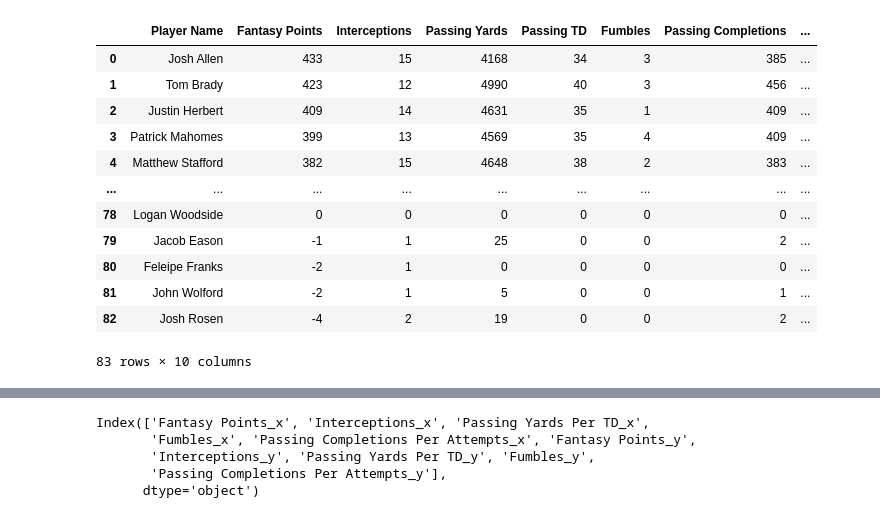
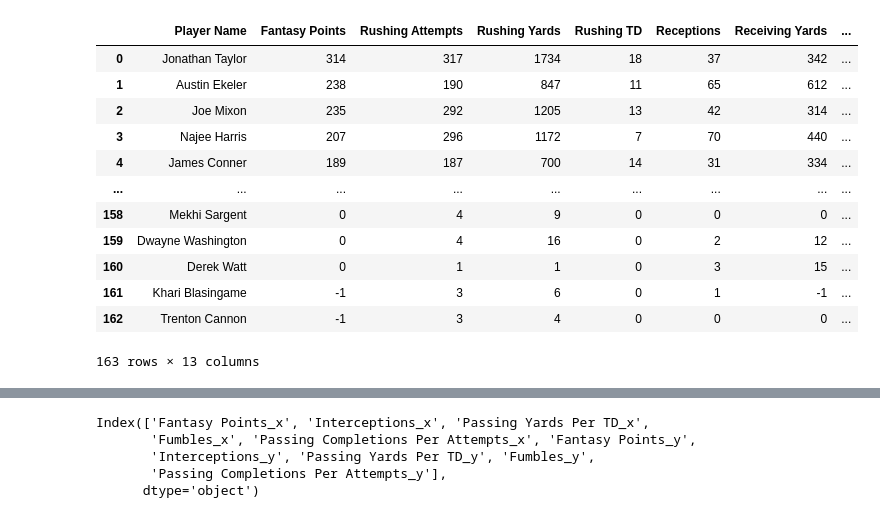
Before and after one commit to 86burke/Runtime-Terror, a Jupyter notebook: Anderson/Runningback Predictive Model.ipynb, the cells around one changed output, grey strips where cells are left out. Drawn from its saved outputs; the diff is of its cells as text; code cells hidden in the pictures.

```diff
--- a/Anderson/Runningback Predictive Model.ipynb
+++ b/Anderson/Runningback Predictive Model.ipynb
@@ -25,5 +26,6 @@ import tensorflow as tf
 # %%
 from sklearn.preprocessing import MinMaxScaler
 # %%
-qbdf20 = pd.read_csv("QBStats2020.csv")
-qbdf19 = pd.read_csv("QBStats2019.csv")
+rbdf20 = pd.read_csv("RBStats2020.csv")
+rbdf19 = pd.read_csv("RBStats2019.csv")
+rbdf20
@@ -30,4 +46,4 @@ qbdf19 = pd.read_csv("QBStats2019.csv")
 # %%
-QBMeasures20 = qbdf20[["Player Name","Fantasy Points","Interceptions","Passing Yards", "Passing TD","Fumbles","Passing Completions","Passing Attempts"]]
-QBMeasures20
+RBMeasures20 = rbdf20[["Player Name","Fantasy Points","Rushing Attempts","Rushing Yards", "Rushing TD","Receptions","Receiving Yards","Receiving TD","Fumbles"]]
+RBMeasures20.dtypes
 # %% [output]
@@ -64,5 +77,5 @@ QBMeasures19
 # %%
-PassingYPTD20 = QBMeasures20['Passing Yards']/QBMeasures20['Passing TD']
-PassingCPA20= QBMeasures20['Passing Completions']/QBMeasures20['Passing Attempts']
-PassingYPTD19 = QBMeasures19['Passing Yards']/QBMeasures19['Passing TD']
-PassingCPA19 = QBMeasures19['Passing Completions']/QBMeasures19['Passing Attempts']
+RushingYPRA20 = RBMeasures20['Rushing Yards']/RBMeasures20['Rushing Attempts']
+RushingYPTD20 = RBMeasures20['Rushing Yards']/RBMeasures20['Rushing TD']
+YPR20 = RBMeasures20['Receiving Yards']/RBMeasures20['Receptions']
+YRPTD20 = RBMeasures20['Receiving Yards']/RBMeasures20['Receiving TD']
@@ -69,6 +87,8 @@ PassingCPA19 = QBMeasures19['Passing Completions']/QBMeasures19['Passing Attempt
 # %%
-QBMeasures20["Passing Yards Per TD"] = PassingYPTD20
-QBMeasures19["Passing Yards Per TD"] = PassingYPTD19
+RBMeasures20["Rushing Yards per Rushing Attempts"] = RushingYPRA20
+RBMeasures20["Rushing Yards per TD"] = RushingYPTD20
+RBMeasures20["Receiving Yards per Reception"] = YPR20
+RBMeasures20["Receiving Yards per TD"] = YRPTD20
 # %% [output]
 A value is trying to be set on a copy of a slice from a DataFrame.
 Try using .loc[row_indexer,col_indexer] = value instead
@@ -97,17 +139,17 @@ See the caveats in the documentation: https://pandas.pydata.org/pandas-docs/stab
 # %%
-QBMeasures20
+RBMeasures20
 # %% [output]
-|  | Player Name | Fantasy Points | Interceptions | Passing Yards | Passing TD | Fumbles | Passing Completions | ... |
-| 0 | Josh Allen | 433 | 15 | 4168 | 34 | 3 | 385 | ... |
-| 1 | Tom Brady | 423 | 12 | 4990 | 40 | 3 | 456 | ... |
-| 2 | Justin Herbert | 409 | 14 | 4631 | 35 | 1 | 409 | ... |
-| 3 | Patrick Mahomes | 399 | 13 | 4569 | 35 | 4 | 409 | ... |
-| 4 | Matthew Stafford | 382 | 15 | 4648 | 38 | 2 | 383 | ... |
+|  | Player Name | Fantasy Points | Rushing Attempts | Rushing Yards | Rushing TD | Receptions | Receiving Yards | ... |
+| 0 | Jonathan Taylor | 314 | 317 | 1734 | 18 | 37 | 342 | ... |
+| 1 | Austin Ekeler | 238 | 190 | 847 | 11 | 65 | 612 | ... |
+| 2 | Joe Mixon | 235 | 292 | 1205 | 13 | 42 | 314 | ... |
+| 3 | Najee Harris | 207 | 296 | 1172 | 7 | 70 | 440 | ... |
+| 4 | James Conner | 189 | 187 | 700 | 14 | 31 | 334 | ... |
 | ... | ... | ... | ... | ... | ... | ... | ... | ... |
-| 78 | Logan Woodside | 0 | 0 | 0 | 0 | 0 | 0 | ... |
-| 79 | Jacob Eason | -1 | 1 | 25 | 0 | 0 | 2 | ... |
-| 80 | Feleipe Franks | -2 | 1 | 0 | 0 | 0 | 0 | ... |
-| 81 | John Wolford | -2 | 1 | 5 | 0 | 0 | 1 | ... |
-| 82 | Josh Rosen | -4 | 2 | 19 | 0 | 0 | 2 | ... |
+| 158 | Mekhi Sargent | 0 | 4 | 9 | 0 | 0 | 0 | ... |
+| 159 | Dwayne Washington | 0 | 4 | 16 | 0 | 2 | 12 | ... |
+| 160 | Derek Watt | 0 | 1 | 1 | 0 | 3 | 15 | ... |
+| 161 | Khari Blasingame | -1 | 3 | 6 | 0 | 1 | -1 | ... |
+| 162 | Trenton Cannon | -1 | 3 | 4 | 0 | 0 | 0 | ... |
-83 rows × 10 columns
+163 rows × 13 columns
 # %%
```
Also changed, not shown: parts of 56 cells of this notebook, 9 other files.
